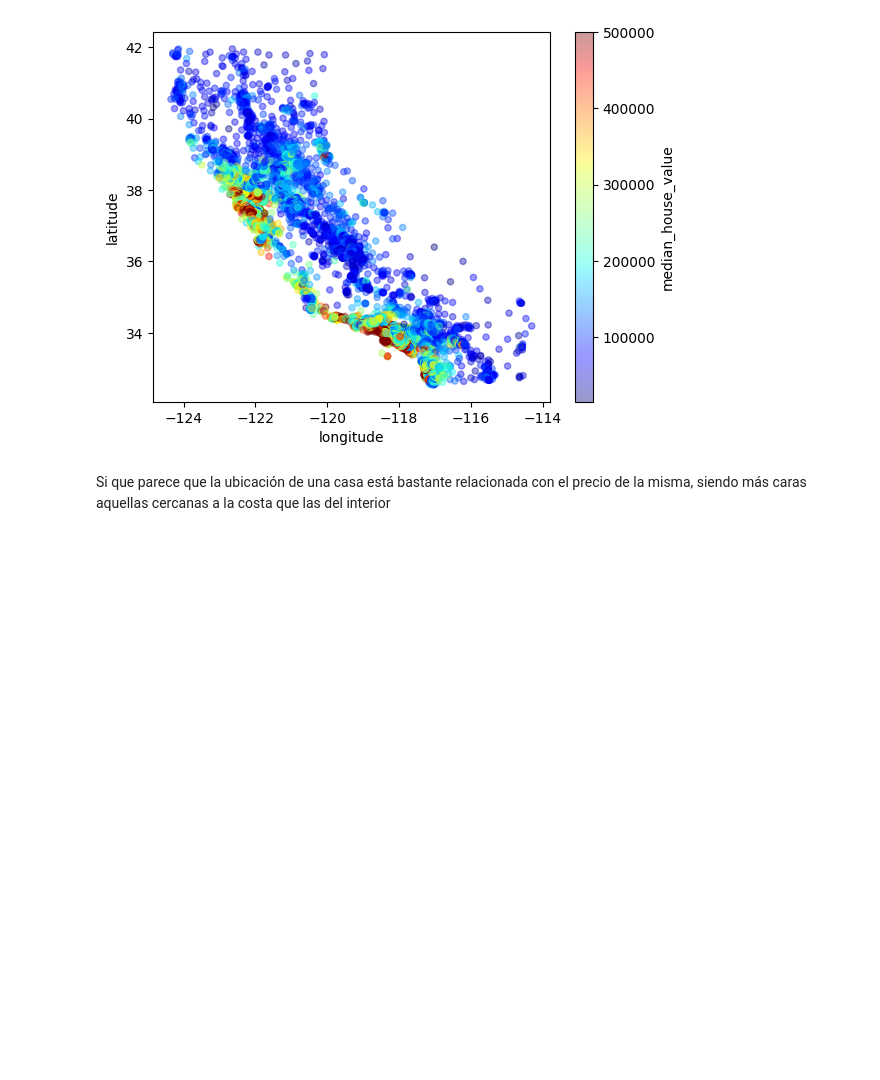
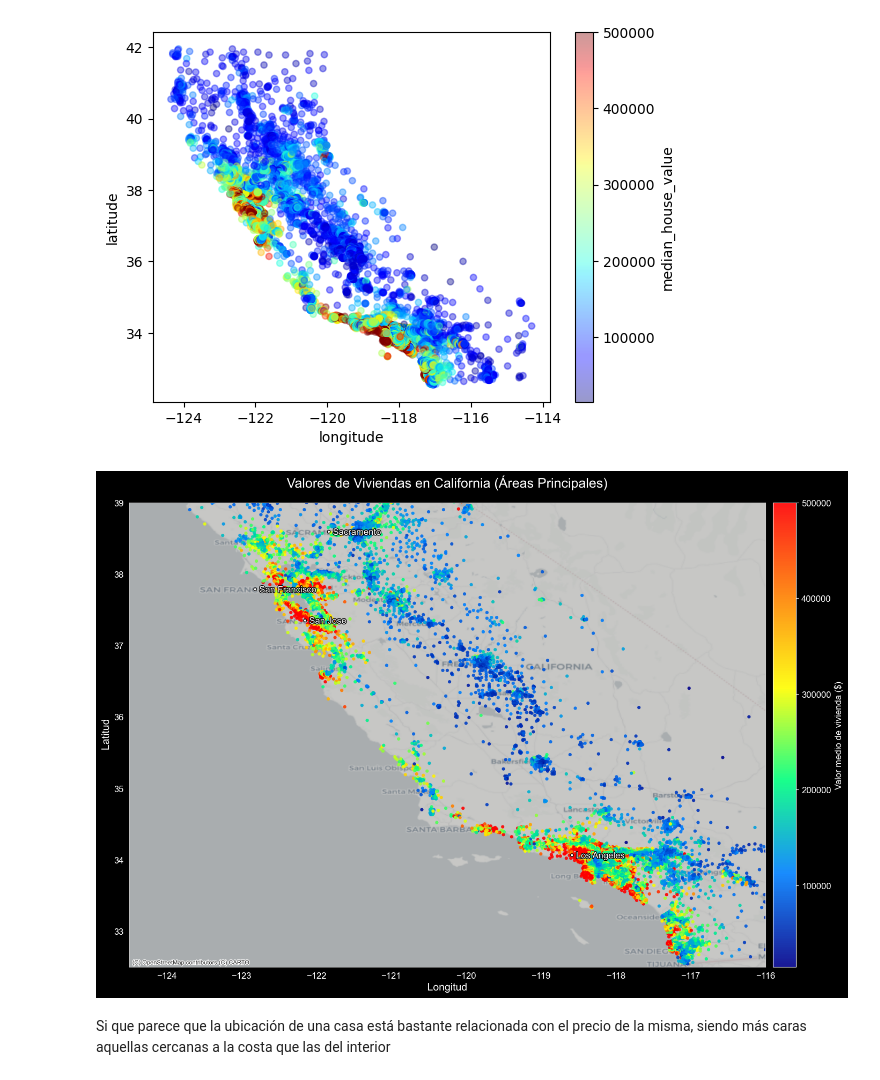
Before and after one commit to alextorsar/CaliforniaHousesPrice, a Jupyter notebook: AnalisisExploratorio.ipynb, the cells around one changed output. Cells and saved outputs as stored; diff of their text form; code cells hidden in the pictures; blank space fills up the shorter version.

Commit message:
Add california Map Graph

```diff
--- a/AnalisisExploratorio.ipynb
+++ b/AnalisisExploratorio.ipynb
@@ -95,6 +95,95 @@ housing_df.plot(kind="scatter", x="longitude", y="latitude", alpha=0.4,
 # %% [output]
 <Axes: xlabel='longitude', ylabel='latitude'>
 [figure]
+# %%
+from matplotlib.colors import LinearSegmentedColormap
+import matplotlib.patheffects as PathEffects
+import geopandas as gpd
+from shapely.geometry import Point
+import contextily as ctx
+
+# Crear colores personalizados (del azul al rojo pasando por verde y amarillo)
+colors = ['#00008B', '#0080FF', '#00FF80', '#FFFF00', '#FF8000', '#FF0000']
+custom_cmap = LinearSegmentedColormap.from_list('california_prices', colors, N=256)
+
+# Crear figura y eje con fondo negro para mejor contraste
+fig, ax = plt.subplots(figsize=(15, 10), facecolor='black')
+ax.set_facecolor('#000000')
+
+# Si quieres todos los puntos, comenta las líneas anteriores y usa esta:
+plot_df = housing_df
+
+# Scatter plot de los datos con colores vibrantes
+scatter = ax.scatter(
+    plot_df['longitude'],
+    plot_df['latitude'],
+    c=plot_df['median_house_value'],
+    cmap=custom_cmap,
+    alpha=0.9,
+    s=20,  # Puntos más grandes
+    edgecolors='none'
+)
+
+# Añadir una barra de color personalizada
+cbar = plt.colorbar(scatter, ax=ax, pad=0.01)
+cbar.set_label('Valor medio de vivienda ($)', color='white', fontsize=12)
+cbar.ax.yaxis.set_tick_params(color='white')
+cbar.outline.set_edgecolor('white')
+plt.setp(plt.getp(cbar.ax.axes, 'yticklabels'), color='white')
+
+# Configurar los límites del mapa con zoom en áreas principales
+ax.set_xlim(-124.5, -116)  # Límites de longitud de California
+ax.set_ylim(32.5, 39)      # Límites de latitud de California
+
+# Añadir títulos y etiquetas con efectos para mejor legibilidad
+title = ax.set_title('Valores de Viviendas en California (Áreas Principales)',
+                    fontsize=18, color='white', pad=20)
+title.set_path_effects([PathEffects.withStroke(linewidth=2, foreground='black')])
+
+xlabel = ax.set_xlabel('Longitud', fontsize=14, color='white')
+ylabel = ax.set_ylabel('Latitud', fontsize=14, color='white')
+xlabel.set_path_effects([PathEffects.withStroke(linewidth=1, foreground='black')])
+ylabel.set_path_effects([PathEffects.withStroke(linewidth=1, foreground='black')])
+
+# Cambiar color de los ticks para que sean visibles
+ax.tick_params(colors='white')
+
+# Añadir el mapa base con muy baja opacidad para que solo sea una referencia sutil
+ctx.add_basemap(
+    ax,
+    crs='EPSG:4326',
+    source=ctx.providers.CartoDB.Positron,  # Mapa con colores suaves
+    alpha=0.8  # Muy transparente
+)
+
+# Añadir anotaciones para ciudades principales
+cities = {
+    'San Francisco': (-122.4194, 37.7749),
+    'Los Angeles': (-118.2437, 34.0522),
+    'San Diego': (-117.1611, 32.7157),
+    'Sacramento': (-121.4944, 38.5816),
+    'San Jose': (-121.8853, 37.3382)
+}
+
+# Solo mostrar ciudades que están dentro de nuestro zoom
+for city, (lon, lat) in cities.items():
+    if (lon >= -123 and lon <= -117 and lat >= 34 and lat <= 39):
+        txt = ax.text(lon, lat, f"• {city}", color='white', fontsize=12,
+                     ha='center', va='center')
+        txt.set_path_effects([PathEffects.withStroke(linewidth=2, foreground='black')])
+
+# Ajustar el diseño y eliminar líneas de la grilla
+plt.tight_layout()
+ax.grid(False)
+
+# Guardar la imagen en alta resolución con fondo negro
+plt.savefig('california_housing_enhanced.png', dpi=300, bbox_inches='tight',
+            facecolor='black', edgecolor='none')
+
+# Mostrar el mapa
+plt.show()
+# %% [output]
+[figure, added]
 # %% [markdown]
 Si que parece que la ubicación de una casa está bastante relacionada con el precio de la misma, siendo más caras aquellas cercanas a la costa que las del interior
 # %% [markdown]
```
